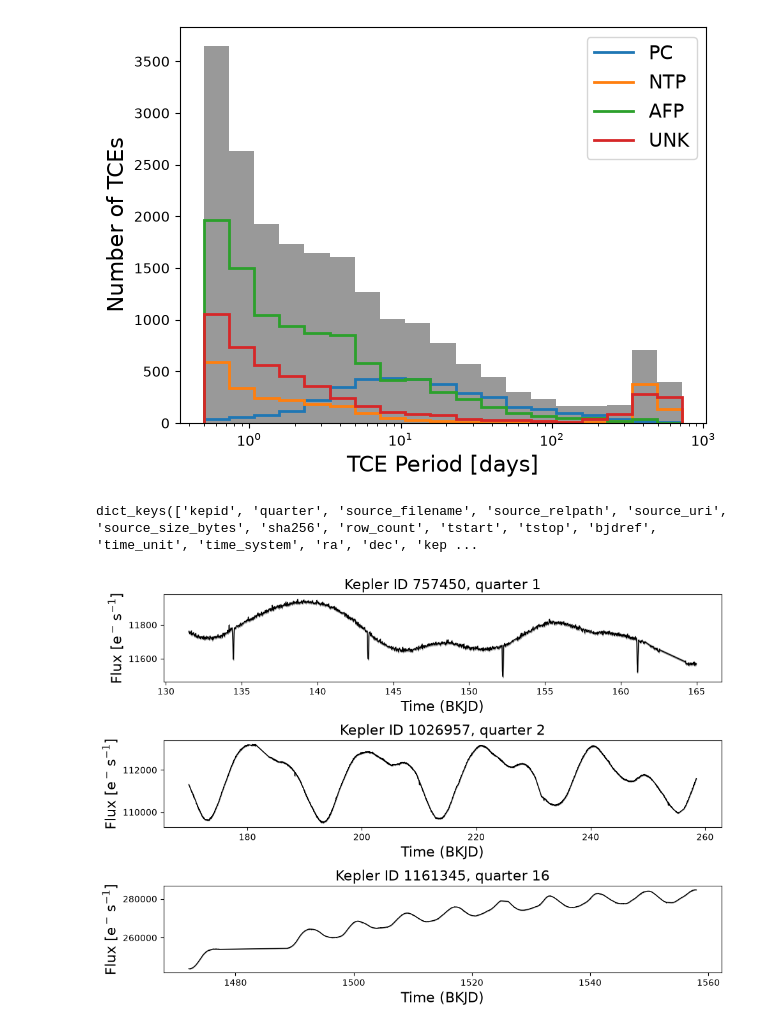
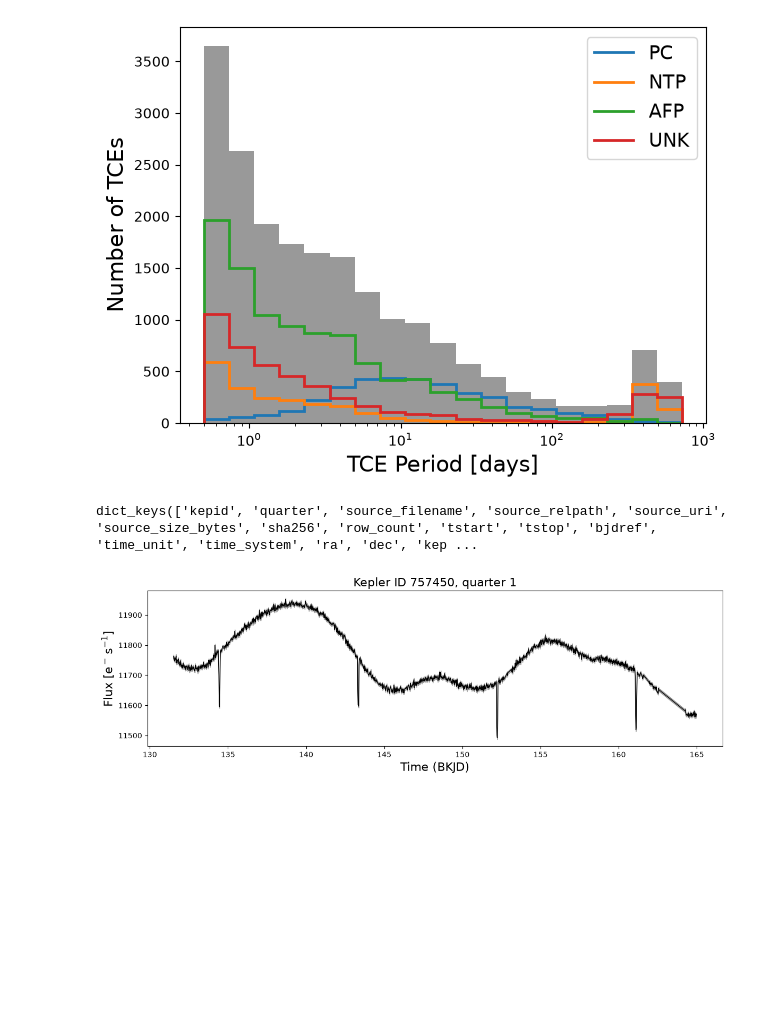
Before and after one commit to oliviergilbertastro/stats507-coursework, a Jupyter notebook: project/kepler.ipynb, the cells around one changed output. Saved outputs shown, nothing was run; the diff lists cells and outputs as text; code cells hidden in the pictures; blank space fills up the shorter version.

Commit message:
lightcurve example

```diff
--- a/project/kepler.ipynb
+++ b/project/kepler.ipynb
@@ -63,33 +63,34 @@ plt.show()
 # %%
 import matplotlib.pyplot as plt
 from itertools import islice
 
 # Get the first 3 rows from the streaming dataset
-samples = list(islice(lightcurves, 0,150,50))
+samples = list(islice(lightcurves, 0,1))
 print(samples[0].keys())
 
 print()
-fig, axes = plt.subplots(len(samples), 1, figsize=(10, 7))
+fig, axes = plt.subplots(len(samples), 1, figsize=(12, 4))
 
 # Make axes iterable if there is only one sample
 if len(samples) == 1:
     axes = [axes]
 
 for ax, row in zip(axes, samples):
     time = np.array(row["time"])
     flux = np.array(row["pdcsap_flux"])
     flux_err = np.array(row["pdcsap_flux_err"])
     quality = np.array(row["sap_quality"])
 
     good = (quality == 0) & np.isfinite(flux) # quality is 0 when there's no problem
     ax.plot(time[good], flux[good], linewidth=1, color="black")
     ax.fill_between(time[good], flux[good]-flux_err[good], flux[good]+flux_err[good], color="black", alpha=0.3)
     ax.set_title(f"Kepler ID {row['kepid']}, quarter {row['quarter']}", fontsize=16)
     ax.set_xlabel("Time (BKJD)", fontsize=16) # barycentric kepler julian date, very weird system, but 1 day in BKJD = 1 normal day
     ax.set_ylabel(r"Flux [$\mathrm{e^-\, s^{-1}}$]", fontsize=16)
 
 plt.tight_layout()
+plt.savefig("lightcurve_example.pdf")
 plt.show()
 # %% [output]
 dict_keys(['kepid', 'quarter', 'source_filename', 'source_relpath', 'source_uri', 'source_size_bytes', 'sha256', 'row_count', 'tstart', 'tstop', 'bjdref', 'time_unit', 'time_system', 'ra', 'dec', 'kep ...
-[figure, old version]
+[figure, new version]
```
Also changed, not shown: 1 other file.
